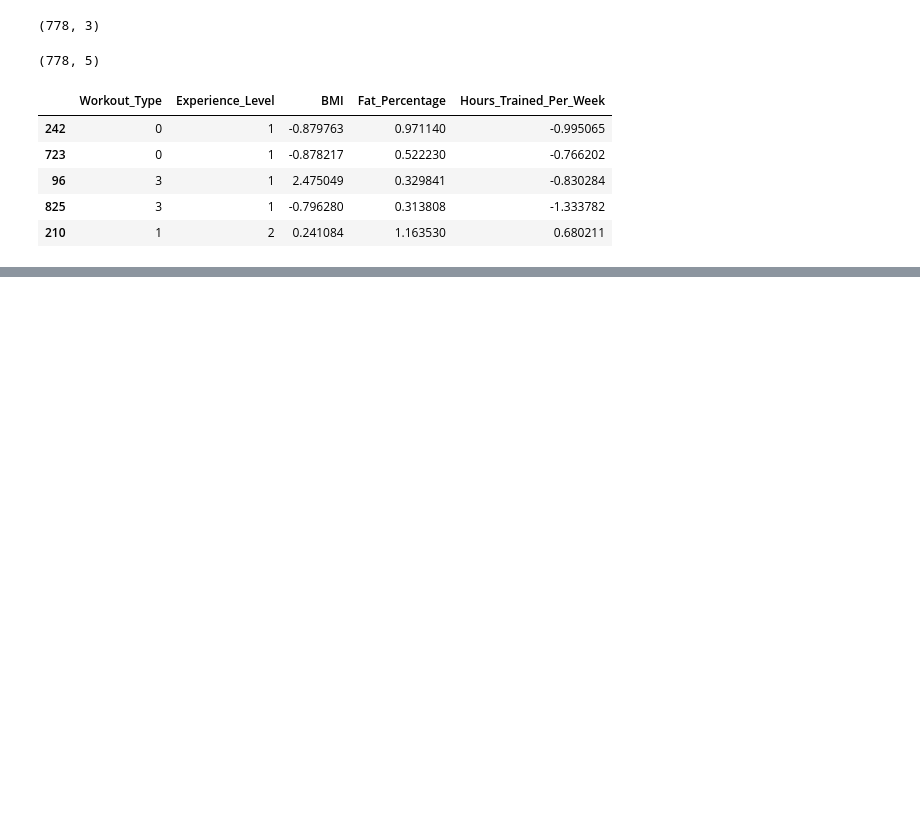
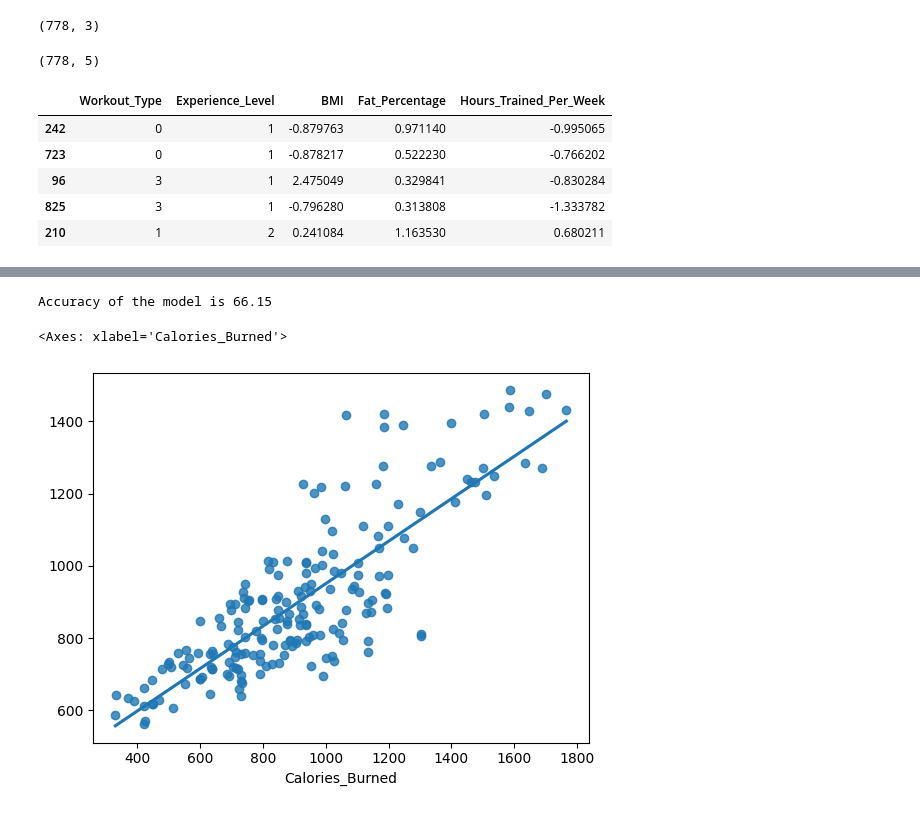
Before and after one commit to adityagoyal222/fitnessprediction, a Jupyter notebook: notebook/fitness_eda.ipynb, the cells around one changed output, grey strips where cells are left out. Drawn from its saved outputs; the diff is of its cells as text; code cells hidden in the pictures; blank space fills up the shorter version.

Commit message:
completed model training and visualization

```diff
--- a/notebook/fitness_eda.ipynb
+++ b/notebook/fitness_eda.ipynb
@@ -242,4 +244,6 @@ X_train.head()
 | 96 | 3 | 1 | 2.475049 | 0.329841 | -0.830284 |
 | 825 | 3 | 1 | -0.796280 | 0.313808 | -1.333782 |
 | 210 | 1 | 2 | 0.241084 | 1.163530 | 0.680211 |
+# %%
+X_train.drop(columns=[], axis=1, inplace=True)
 # %%
@@ -253,17 +270,30 @@ models = {
     'Linear Regression': LinearRegression(),
     'Ridge': Ridge(),
     'Lasso': Lasso(),
-    'KNN Regressor': KNeighborsRegressor(),
+    'KNN Regressor': KNeighborsRegressor(n_neighbors=30),
 }
 
 model_list = []
-r2_list = []
 
 for i in range(len(list(models))):
     model = list(models.values())[i]
+    model_name = list(models.keys())[i]
     #Training
     model.fit(X_train, y_train)
 
     #Prediction
-    y_train_pred = model.predict(y_train)
-    y_test_pred = model.predict(y_test)
+    y_train_pred = model.predict(X_train)
+    y_test_pred = model.predict(X_test)
+
+    f_stat, f_p_value = evaluate_model_train(y_train, y_train_pred, X_train.shape[0], X_train.shape[1])
+    mae, mse, rmse, r2_square = evaluate_model_test(y_test, y_test_pred)
+
+    model_list.append({
+        "ModelName":model_name,
+        "Mean Absolute Error": mae,
+        "Mean Squared Error": mse,
+        "Root Mean Squared Error": rmse,
+        "R2_score": r2_square,
+        "F-Statistic": f_stat,
+        "P-Value for F-Stat": f_p_value,
+    })
@@ -269,0 +321,13 @@ for i in range(len(list(models))):
+# %%
+lin_model = LinearRegression(fit_intercept=True)
+lin_model = lin_model.fit(X_train, y_train)
+y_pred = lin_model.predict(X_test)
+score = r2_score(y_test, y_pred)*100
+print("Accuracy of the model is %.2f" %score)
+# %% [output]
+Accuracy of the model is 66.15
+# %%
+sns.regplot(x= y_test, y=y_pred, ci=None, )
+# %% [output]
+<Axes: xlabel='Calories_Burned'>
+[figure, added]
```
Also changed, not shown: parts of 6 cells of this notebook, 1 other file.
